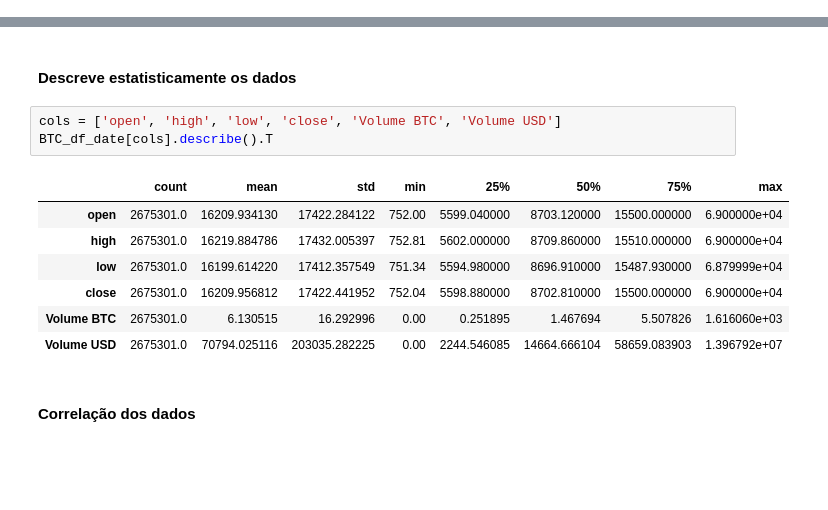
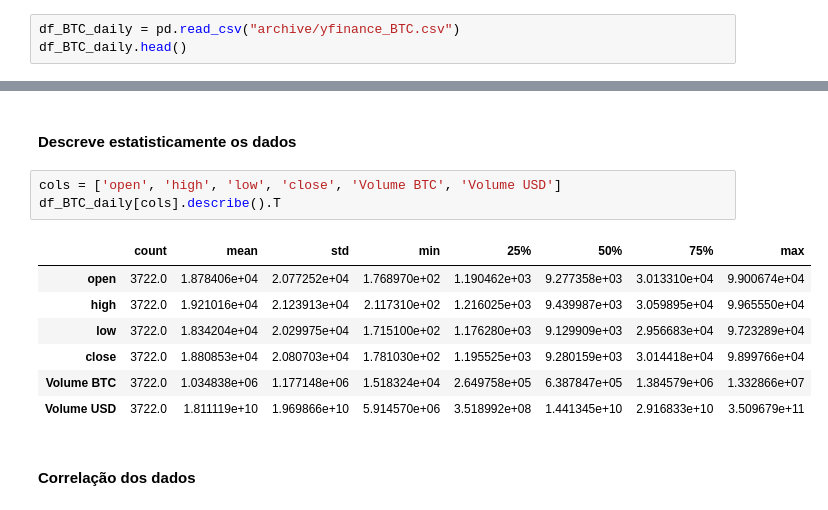
Before and after one commit to Lukas-Christopher13/Projeto-Topicos-em-BD, a Jupyter notebook: Bitcoin_historical_data.ipynb, the cells around one changed output, grey strips where cells are left out. Drawn from its saved outputs; the diff is of its cells as text; blank space fills up the shorter version.

```diff
--- a/Bitcoin_historical_data.ipynb
+++ b/Bitcoin_historical_data.ipynb
@@ -63,0 +67,3 @@ BTC_df.head()
+# %%
+df_BTC_daily = pd.read_csv("archive/yfinance_BTC.csv")
+df_BTC_daily.head()
@@ -144,14 +131,14 @@ BTC_df_date.head()
 <h4>Descreve estatisticamente os dados</h4>
 # %%
 cols = ['open', 'high', 'low', 'close', 'Volume BTC', 'Volume USD']
-BTC_df_date[cols].describe().T
+df_BTC_daily[cols].describe().T
 # %% [output]
 |  | count | mean | std | min | 25% | 50% | 75% | max |
-| open | 2675301.0 | 16209.934130 | 17422.284122 | 752.00 | 5599.040000 | 8703.120000 | 15500.000000 | 6.900000e+04 |
-| high | 2675301.0 | 16219.884786 | 17432.005397 | 752.81 | 5602.000000 | 8709.860000 | 15510.000000 | 6.900000e+04 |
-| low | 2675301.0 | 16199.614220 | 17412.357549 | 751.34 | 5594.980000 | 8696.910000 | 15487.930000 | 6.879999e+04 |
-| close | 2675301.0 | 16209.956812 | 17422.441952 | 752.04 | 5598.880000 | 8702.810000 | 15500.000000 | 6.900000e+04 |
-| Volume BTC | 2675301.0 | 6.130515 | 16.292996 | 0.00 | 0.251895 | 1.467694 | 5.507826 | 1.616060e+03 |
-| Volume USD | 2675301.0 | 70794.025116 | 203035.282225 | 0.00 | 2244.546085 | 14664.666104 | 58659.083903 | 1.396792e+07 |
+| open | 3722.0 | 1.878406e+04 | 2.077252e+04 | 1.768970e+02 | 1.190462e+03 | 9.277358e+03 | 3.013310e+04 | 9.900674e+04 |
+| high | 3722.0 | 1.921016e+04 | 2.123913e+04 | 2.117310e+02 | 1.216025e+03 | 9.439987e+03 | 3.059895e+04 | 9.965550e+04 |
+| low | 3722.0 | 1.834204e+04 | 2.029975e+04 | 1.715100e+02 | 1.176280e+03 | 9.129909e+03 | 2.956683e+04 | 9.723289e+04 |
+| close | 3722.0 | 1.880853e+04 | 2.080703e+04 | 1.781030e+02 | 1.195525e+03 | 9.280159e+03 | 3.014418e+04 | 9.899766e+04 |
+| Volume BTC | 3722.0 | 1.034838e+06 | 1.177148e+06 | 1.518324e+04 | 2.649758e+05 | 6.387847e+05 | 1.384579e+06 | 1.332866e+07 |
+| Volume USD | 3722.0 | 1.811119e+10 | 1.969866e+10 | 5.914570e+06 | 3.518992e+08 | 1.441345e+10 | 2.916833e+10 | 3.509679e+11 |
 # %% [markdown]
 <h4>Correlação dos dados</h4>
```
Also changed, not shown: parts of 42 cells of this notebook, 5 other files.
